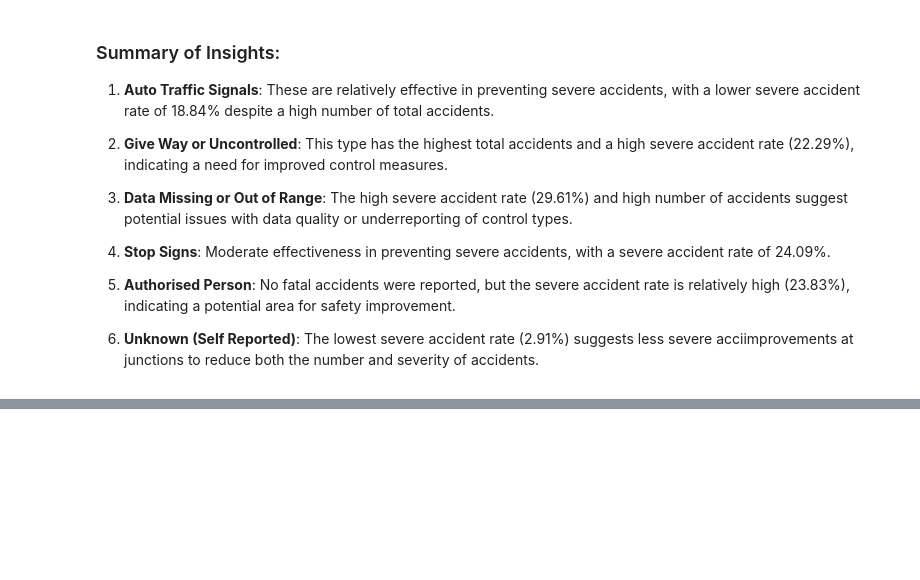
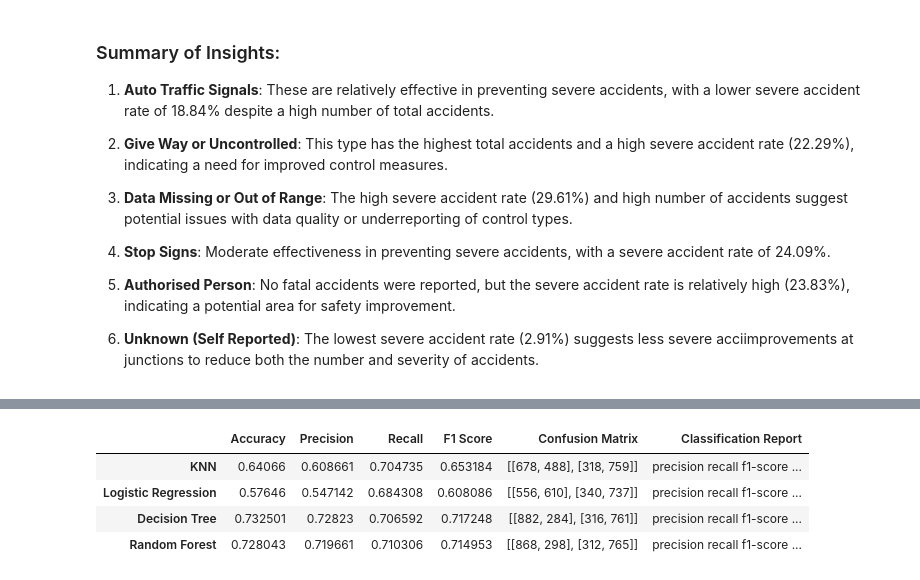
Before and after one commit to Gowshik987/Dissertation-Analysis-of-Road-Accidents-in-the-UK, a Jupyter notebook: Code/Code V1.ipynb, the cells around one changed output, grey strips where cells are left out. Cells and saved outputs as stored; diff of their text form; code cells hidden in the pictures; blank space fills up the shorter version.

```diff
--- a/Code/Code V1.ipynb
+++ b/Code/Code V1.ipynb
@@ -954,0 +1152,9 @@ X_train, X_test, y_train, y_test = train_test_split(X_resampled, y_resampled, te
+# %%
+df_res = pd.DataFrame(results).T
+df_res
+# %% [output]
+|  | Accuracy | Precision | Recall | F1 Score | Confusion Matrix | Classification Report |
+| KNN | 0.64066 | 0.608661 | 0.704735 | 0.653184 | [[678, 488], [318, 759]] | precision recall f1-score ... |
+| Logistic Regression | 0.57646 | 0.547142 | 0.684308 | 0.608086 | [[556, 610], [340, 737]] | precision recall f1-score ... |
+| Decision Tree | 0.732501 | 0.72823 | 0.706592 | 0.717248 | [[882, 284], [316, 761]] | precision recall f1-score ... |
+| Random Forest | 0.728043 | 0.719661 | 0.710306 | 0.714953 | [[868, 298], [312, 765]] | precision recall f1-score ... |
```
Also changed, not shown: parts of 10 cells of this notebook, 1 other file.
